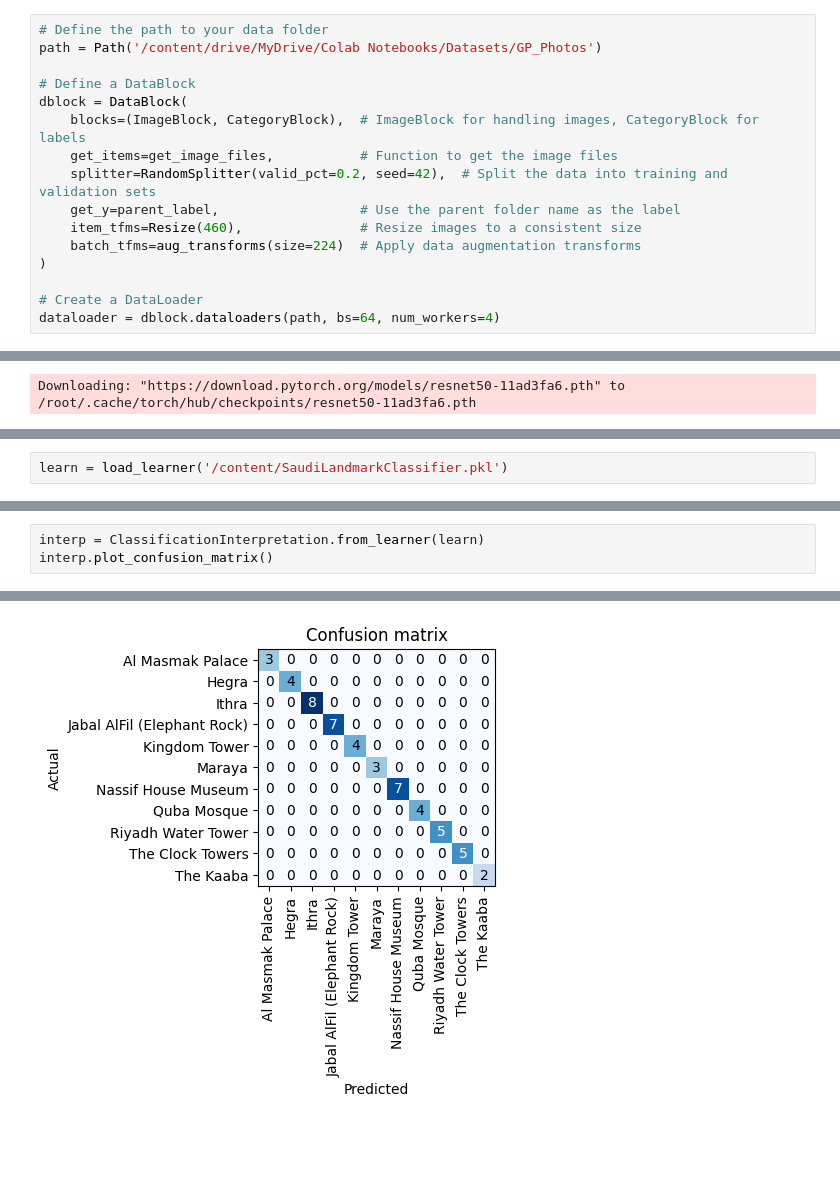
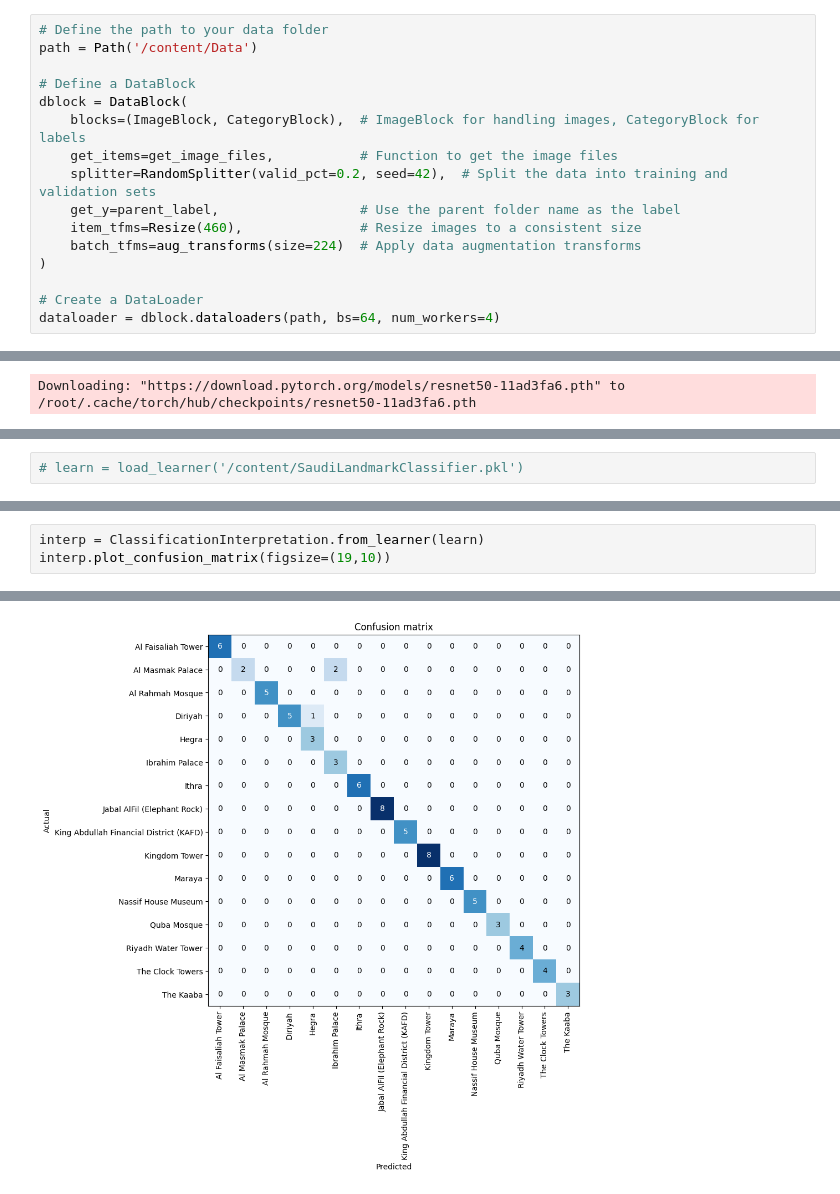
Before and after one commit to MohammmedAb/DarbAI-API-Endpoint, a Jupyter notebook: FastAI_SaudiLandmarksClassifier.ipynb, the cells around one changed output, grey strips where cells are left out. Saved outputs shown, nothing was run; the diff lists cells and outputs as text; blank space fills up the shorter version.

```diff
--- a/FastAI_SaudiLandmarksClassifier.ipynb
+++ b/FastAI_SaudiLandmarksClassifier.ipynb
@@ -23,6 +31,6 @@ Archive:  Data.zip
 # %%
 # Define the path to your data folder
-path = Path('/content/drive/MyDrive/Colab Notebooks/Datasets/GP_Photos')
+path = Path('/content/Data')
 
 # Define a DataBlock
 dblock = DataBlock(
@@ -92,3 +95,3 @@ Image.open('/content/WhatsApp Image 2023-11-06 at 9.07.12 PM.jpeg').to_thumb(256
 # %%
-learn = load_learner('/content/SaudiLandmarkClassifier.pkl')
+# learn = load_learner('/content/SaudiLandmarkClassifier.pkl')
 # %%
@@ -120,7 +125,7 @@ interp.plot_top_losses(9, figsize=(19,10))
 # %%
 interp = ClassificationInterpretation.from_learner(learn)
-interp.plot_confusion_matrix()
+interp.plot_confusion_matrix(figsize=(19,10))
 # %% [output]
 [interactive output not drawn]
 [interactive output not drawn]
-[figure, old version]
+[figure, new version]
```
Also changed, not shown: parts of 16 cells of this notebook, 1 other file.
